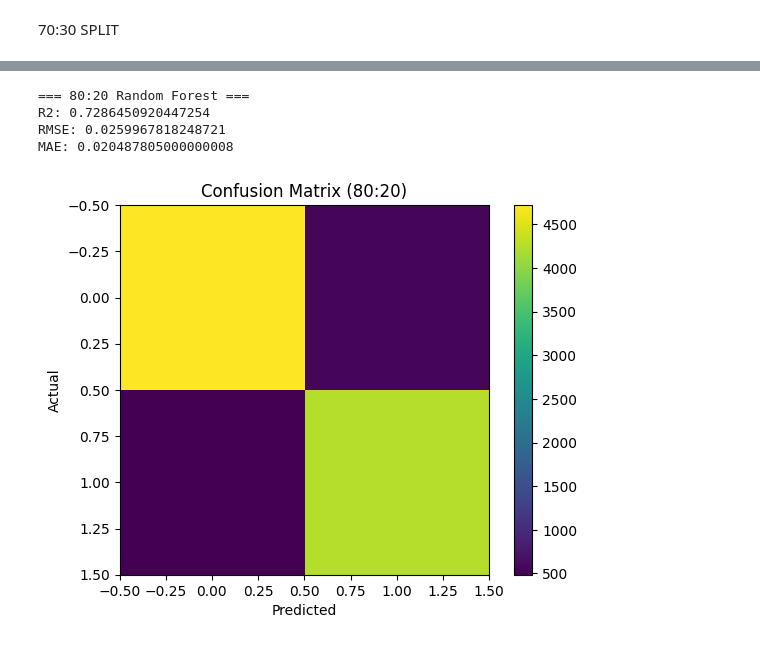
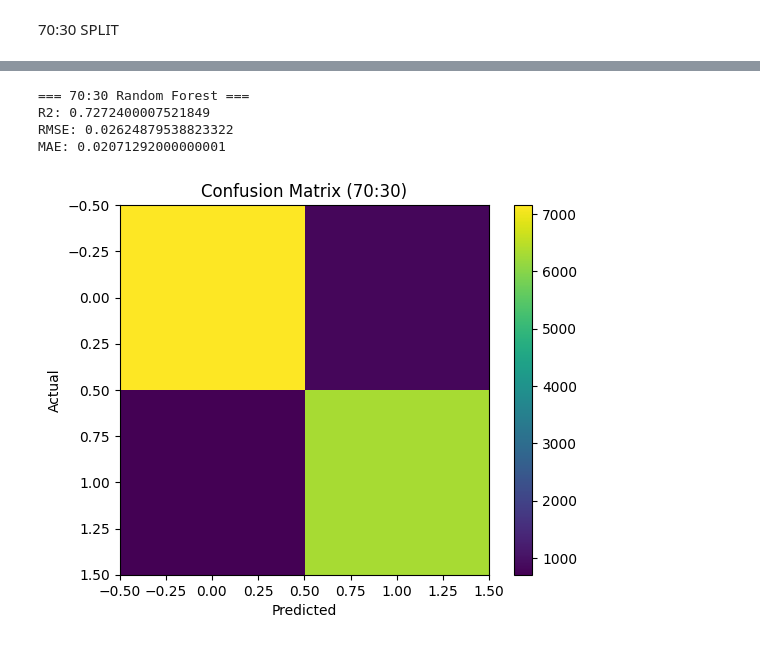
Before and after one commit to LaxmikantRakhade/Flood-Prediction-MACHINE-LEARNING, a Jupyter notebook: FLOOD_PREDICTION_FINAL.ipynb, the cells around one changed output, grey strips where cells are left out. Saved outputs shown, nothing was run; the diff lists cells and outputs as text; code cells hidden in the pictures.

```diff
--- a/FLOOD_PREDICTION_FINAL.ipynb
+++ b/FLOOD_PREDICTION_FINAL.ipynb
@@ -1269,5 +1244,7 @@ MAE: 0.020636083333333343
 # %%
+# ================================
 # IMPORT LIBRARIES
+# ================================
 import pandas as pd
 import numpy as np
 import matplotlib.pyplot as plt
@@ -1277,66 +1254,82 @@ from sklearn.ensemble import RandomForestRegressor
 from sklearn.metrics import r2_score, mean_squared_error, mean_absolute_error
 from sklearn.metrics import confusion_matrix, roc_curve, auc
 
+# ================================
 # LOAD DATA
+# ================================
 path = "/content/drive/MyDrive/ML_DATASETS/flood.csv"
 df = pd.read_csv(path)
 
+# ================================
 # FEATURES & TARGET
+# ================================
 X = df.drop("FloodProbability", axis=1)
 y = df["FloodProbability"]
 
-# 80:20 SPLIT
+# ================================
+# 70:30 SPLIT
+# ================================
 X_train, X_test, y_train, y_test = train_test_split(
-    X, y, test_size=0.2, random_state=42
+    X, y, test_size=0.3, random_state=42
 )
 
+# ================================
 # MODEL
+# ================================
 model = RandomForestRegressor(n_estimators=100)
 model.fit(X_train, y_train)
 
 pred = model.predict(X_test)
 
+# ================================
 # REGRESSION METRICS
+# ================================
 r2 = r2_score(y_test, pred)
 rmse = np.sqrt(mean_squared_error(y_test, pred))
 mae = mean_absolute_error(y_test, pred)
 
-print("=== 80:20 Random Forest ===")
+print("=== 70:30 Random Forest ===")
 print("R2:", r2)
 print("RMSE:", rmse)
 print("MAE:", mae)
 
+# ================================
 # CONVERT TO CLASSIFICATION
+# ================================
 y_test_c = (y_test > 0.5).astype(int)
 pred_c = (pred > 0.5).astype(int)
 
+# ================================
 # CONFUSION MATRIX
+# ================================
 cm = confusion_matrix(y_test_c, pred_c)
 
 plt.figure()
 plt.imshow(cm)
-plt.title("Confusion Matrix (80:20)")
+plt.title("Confusion Matrix (70:30)")
 plt.colorbar()
 plt.xlabel("Predicted")
 plt.ylabel("Actual")
 plt.show()
 
+# ================================
 # ROC CURVE
+# ================================
 fpr, tpr, _ = roc_curve(y_test_c, pred)
 roc_auc = auc(fpr, tpr)
 
 plt.figure()
 plt.plot(fpr, tpr, label="AUC = " + str(roc_auc))
 plt.plot([0,1], [0,1])
-plt.title("ROC Curve (80:20)")
+plt.title("ROC Curve (70:30)")
 plt.xlabel("FPR")
 plt.ylabel("TPR")
 plt.legend()
 plt.show()
 # %% [output]
-=== 80:20 Random Forest ===
-R2: 0.7286450920447254
-RMSE: 0.0259967818248721
-MAE: 0.020487805000000008
+=== 70:30 Random Forest ===
+R2: 0.7272400007521849
+RMSE: 0.02624879538823322
+MAE: 0.02071292000000001
-[figure, old version]
+[figure, new version]
 [figure]
```
Also changed, not shown: parts of 20 cells of this notebook.
